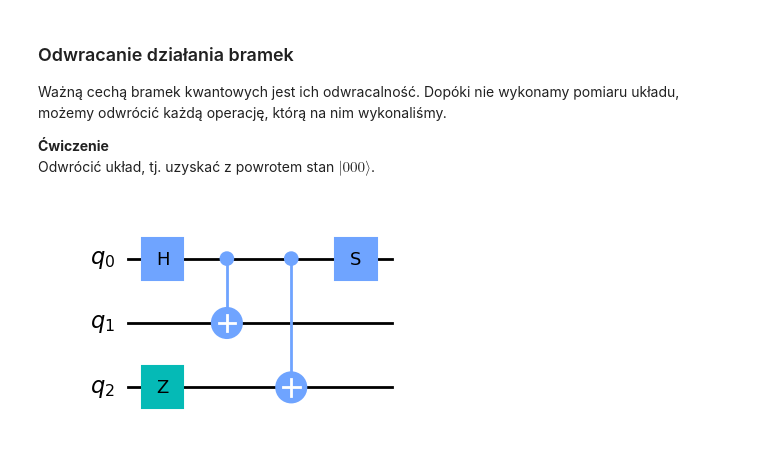
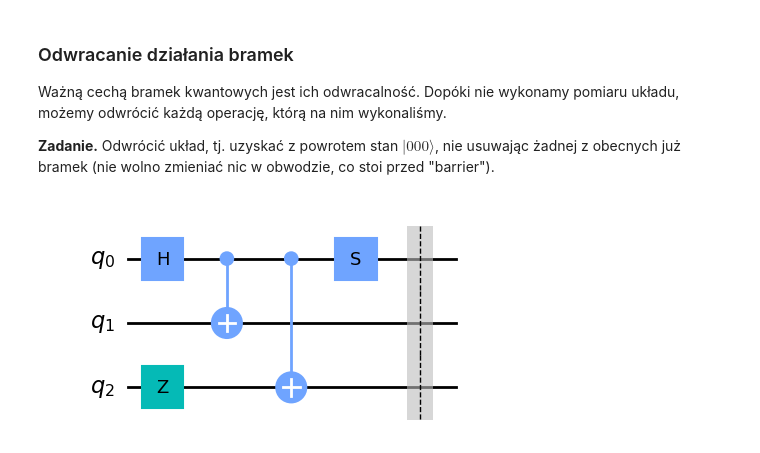
Before and after one commit to m-kosik/algorytmy-kwantowe, a Jupyter notebook: 04_bramki_logiczne_AND_OR.ipynb, the cells around one changed output. Drawn from its saved outputs; the diff is of its cells as text; code cells hidden in the pictures.

```diff
--- a/04_bramki_logiczne_AND_OR.ipynb
+++ b/04_bramki_logiczne_AND_OR.ipynb
@@ -67,15 +102,21 @@ Ciekawe - nie ma klasycznego analogonu. Nie istnieje macierz stochastyczna, któ
 
 Ważną cechą bramek kwantowych jest ich odwracalność. Dopóki nie wykonamy pomiaru układu, możemy odwrócić każdą operację, którą na nim wykonaliśmy.
 
-**Ćwiczenie**
-Odwrócić układ, tj. uzyskać z powrotem stan $\vert 000 \rangle$.
+**Zadanie.** Odwrócić układ, tj. uzyskać z powrotem stan $\vert 000 \rangle$, nie usuwając żadnej z obecnych już bramek (nie wolno zmieniać nic w obwodzie, co stoi przed "barrier").
 # %%
 circuit = QuantumCircuit(3)
 circuit.h(0)
 circuit.z(2)
 circuit.cx(0,1)
 circuit.cx(0,2)
 circuit.s(0)
+circuit.barrier()
+
+#-------
+# tutaj należy umieścić bramki "odwracające" działanie pierwszej części obwodu
+
+#------
+
 circuit.draw(output="mpl")
 # %% [output]
-[figure, old version]
+[figure, new version]
```
Also changed, not shown: parts of 18 cells of this notebook, 1 other file.
